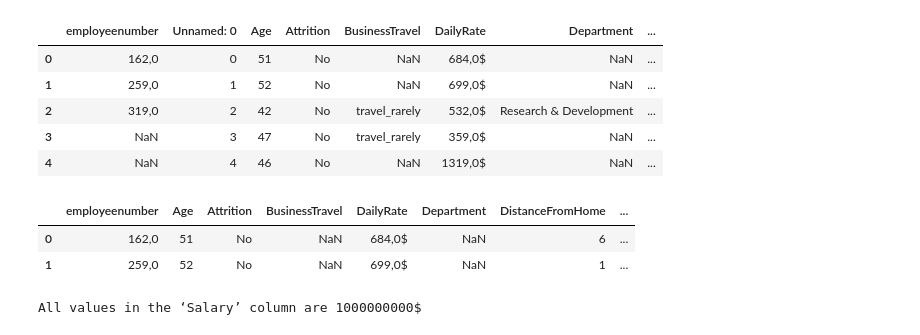
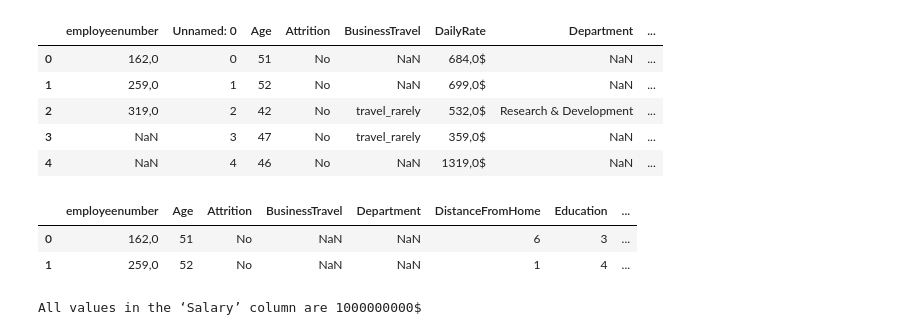
Before and after one commit to Adalab/proyecto-da-promo-b-modulo-3-team-1, a Jupyter notebook: EDA.ipynb, the cells around one changed output. Drawn from its saved outputs; the diff is of its cells as text; code cells hidden in the pictures.

```diff
--- a/EDA.ipynb
+++ b/EDA.ipynb
@@ -346,15 +353,16 @@ df_employees.head()
 # %%
 # Employeecount column has no function so we proceed to remove it.
 # Unnamed column is an index duplicated so we remove it too.
 # NUMBERCHILDREN has 100% of null values so we remove it too.
+# HourlyRate and DailyRate are not necessary, we have MonthlyRate
 df_clean = df_employees.copy()
-df_clean.drop(['employeecount','Unnamed: 0','NUMBERCHILDREN'], axis=1, inplace=True)
+df_clean.drop(['employeecount','Unnamed: 0','NUMBERCHILDREN', 'DailyRate', 'HourlyRate'], axis=1, inplace=True)
 
 df_clean.head(2)
 # %% [output]
-|  | employeenumber | Age | Attrition | BusinessTravel | DailyRate | Department | DistanceFromHome | ... |
-| 0 | 162,0 | 51 | No | NaN | 684,0$ | NaN | 6 | ... |
-| 1 | 259,0 | 52 | No | NaN | 699,0$ | NaN | 1 | ... |
+|  | employeenumber | Age | Attrition | BusinessTravel | Department | DistanceFromHome | Education | ... |
+| 0 | 162,0 | 51 | No | NaN | NaN | 6 | 3 | ... |
+| 1 | 259,0 | 52 | No | NaN | NaN | 1 | 4 | ... |
 # %%
 # We note that the Salary column is likely to have the same value in all its rows. Let's check it
 all_1000000000 = (df_employees['Salary'] == '1000000000$').all()
```
Also changed, not shown: parts of 44 cells of this notebook.
